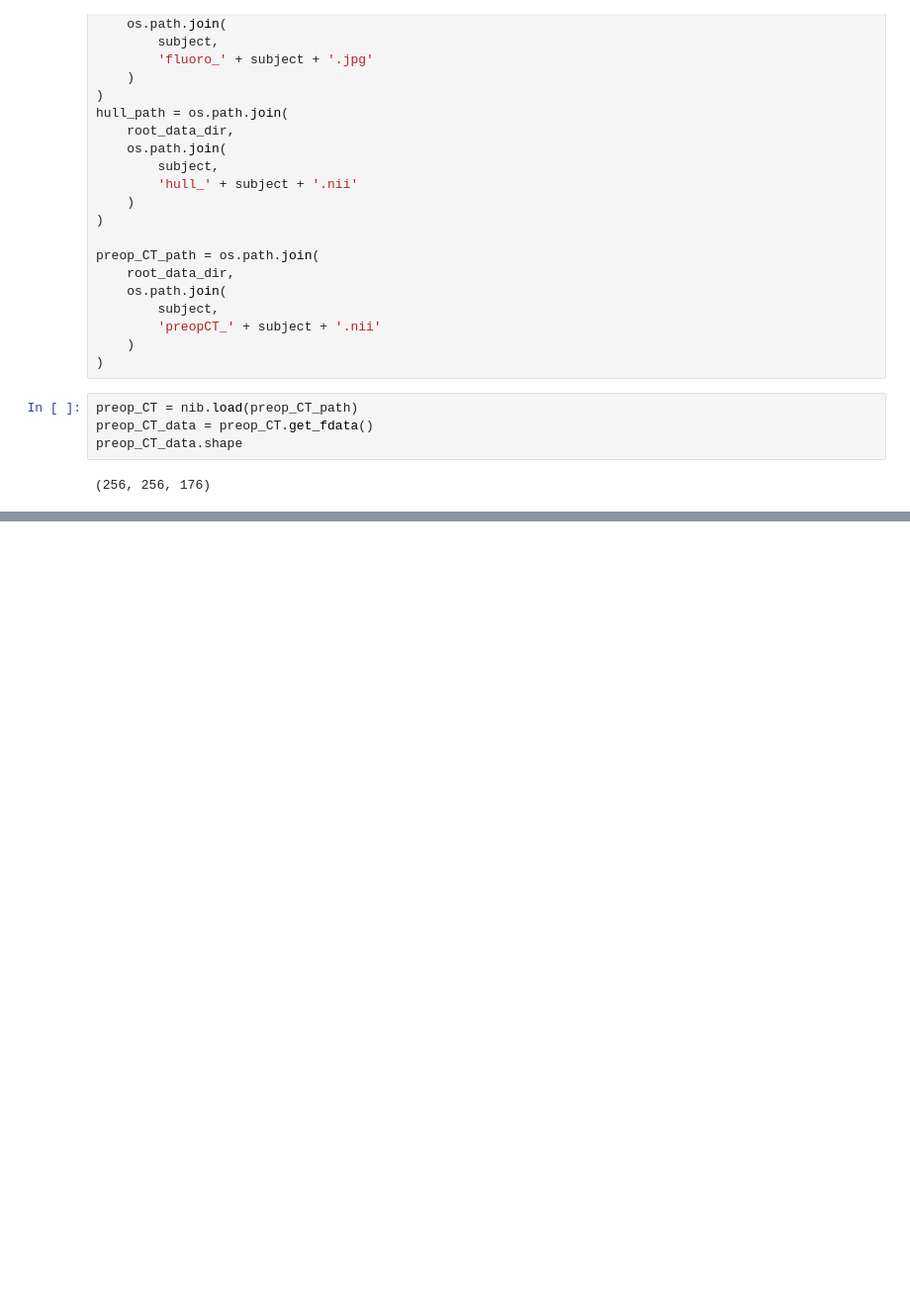
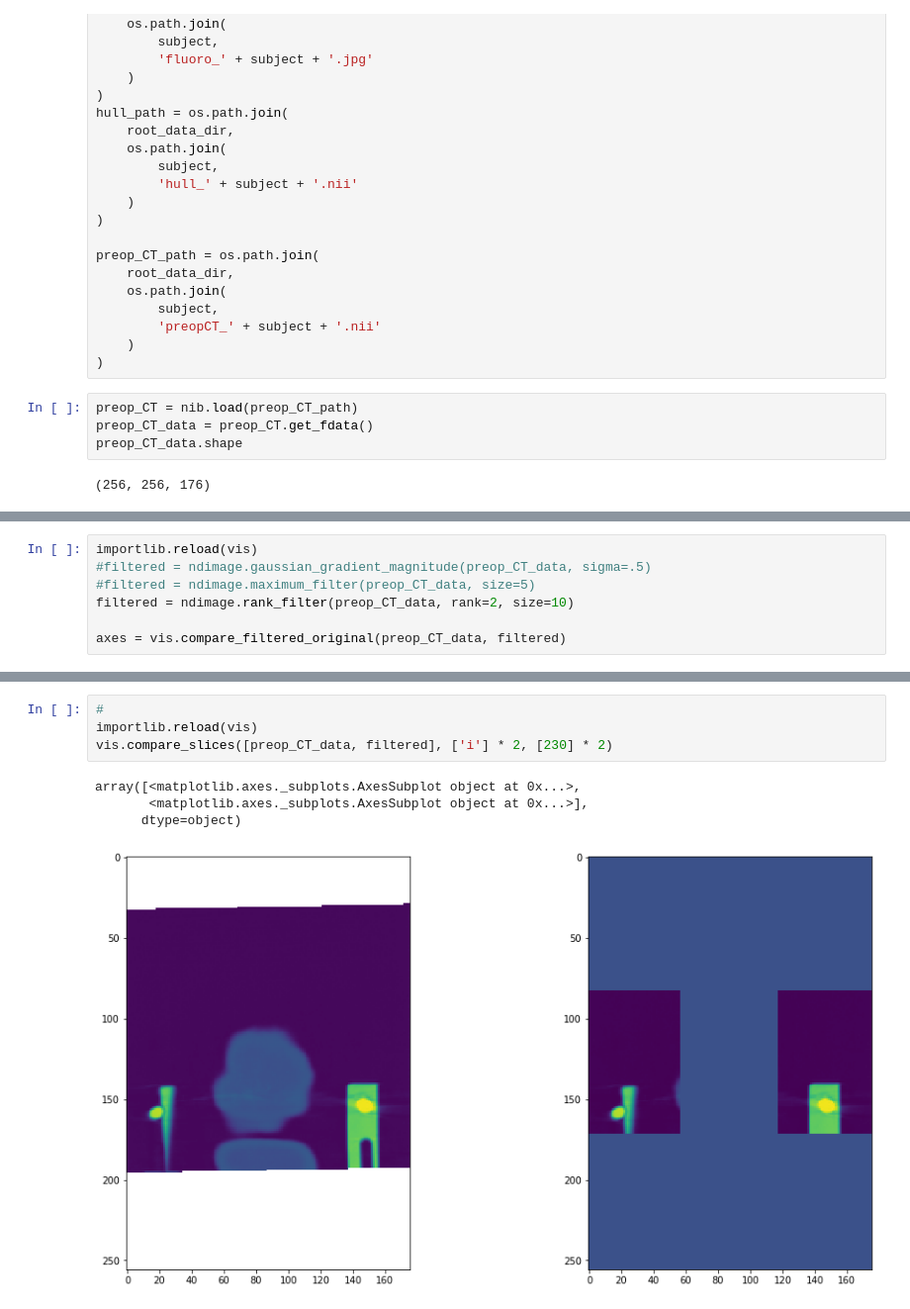
Before and after one commit to wspeier1/BE223A_2019, a Jupyter notebook: CT_Segmentation/Segment_CT-SA.ipynb, the cells around one changed output, grey strips where cells are left out. Shown at 99% size. Drawn from its saved outputs; the diff is of its cells as text; blank space fills up the shorter version.

```diff
--- a/CT_Segmentation/Segment_CT-SA.ipynb
+++ b/CT_Segmentation/Segment_CT-SA.ipynb
@@ -47,0 +72,7 @@ vis.quick_plot_3D(preop_CT_data, step_size=100)
+# %%
+importlib.reload(vis)
+#filtered = ndimage.gaussian_gradient_magnitude(preop_CT_data, sigma=.5)
+#filtered = ndimage.maximum_filter(preop_CT_data, size=5)
+filtered = ndimage.rank_filter(preop_CT_data, rank=2, size=10)
+
+axes = vis.compare_filtered_original(preop_CT_data, filtered)
@@ -47,0 +97,9 @@ vis.quick_plot_3D(preop_CT_data, step_size=100)
+# %%
+#
+importlib.reload(vis)
+vis.compare_slices([preop_CT_data, filtered], ['i'] * 2, [230] * 2)
+# %% [output]
+array([<matplotlib.axes._subplots.AxesSubplot object at 0x...>,
+       <matplotlib.axes._subplots.AxesSubplot object at 0x...>],
+      dtype=object)
+[figure, added]
```
Also changed, not shown: parts of 12 cells of this notebook, 3 other files.
